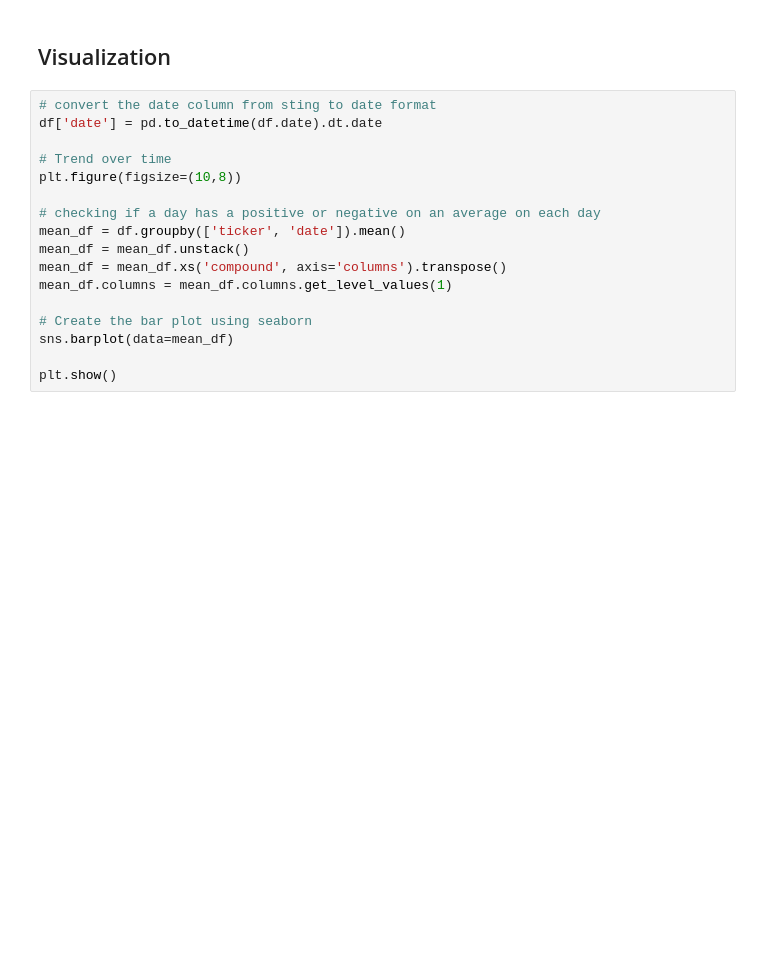
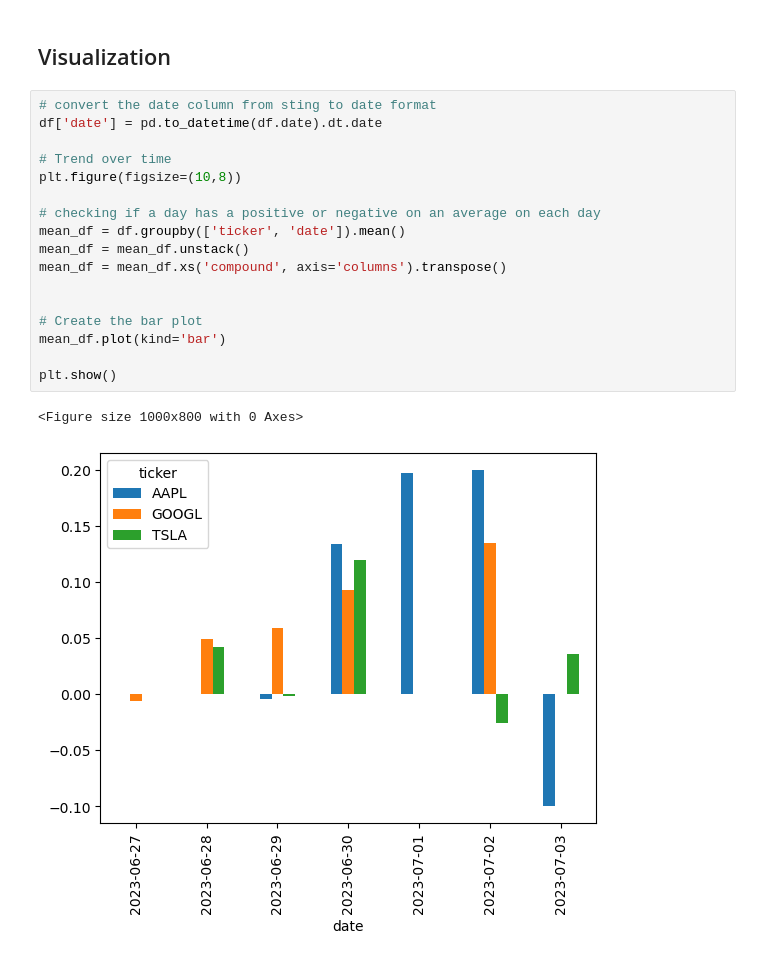
Before and after one commit to Gifty44/Web-Scrapping-and-Sentiment-Analysis, a Jupyter notebook: web_sent.ipynb, the cells around one changed output. Drawn from its saved outputs; the diff is of its cells as text; blank space fills up the shorter version.

```diff
--- a/web_sent.ipynb
+++ b/web_sent.ipynb
@@ -82,17 +96,20 @@ print(df.head())
 # %%
 # convert the date column from sting to date format
 df['date'] = pd.to_datetime(df.date).dt.date
 
 # Trend over time
 plt.figure(figsize=(10,8))
 
 # checking if a day has a positive or negative on an average on each day
 mean_df = df.groupby(['ticker', 'date']).mean()
 mean_df = mean_df.unstack()
 mean_df = mean_df.xs('compound', axis='columns').transpose()
-mean_df.columns = mean_df.columns.get_level_values(1)
 
-# Create the bar plot using seaborn
-sns.barplot(data=mean_df)
+
+# Create the bar plot
+mean_df.plot(kind='bar')
 
 plt.show()
+# %% [output]
+<Figure size 1000x800 with 0 Axes>
+[figure, added]
```
Also changed, not shown: parts of 3 cells of this notebook.
